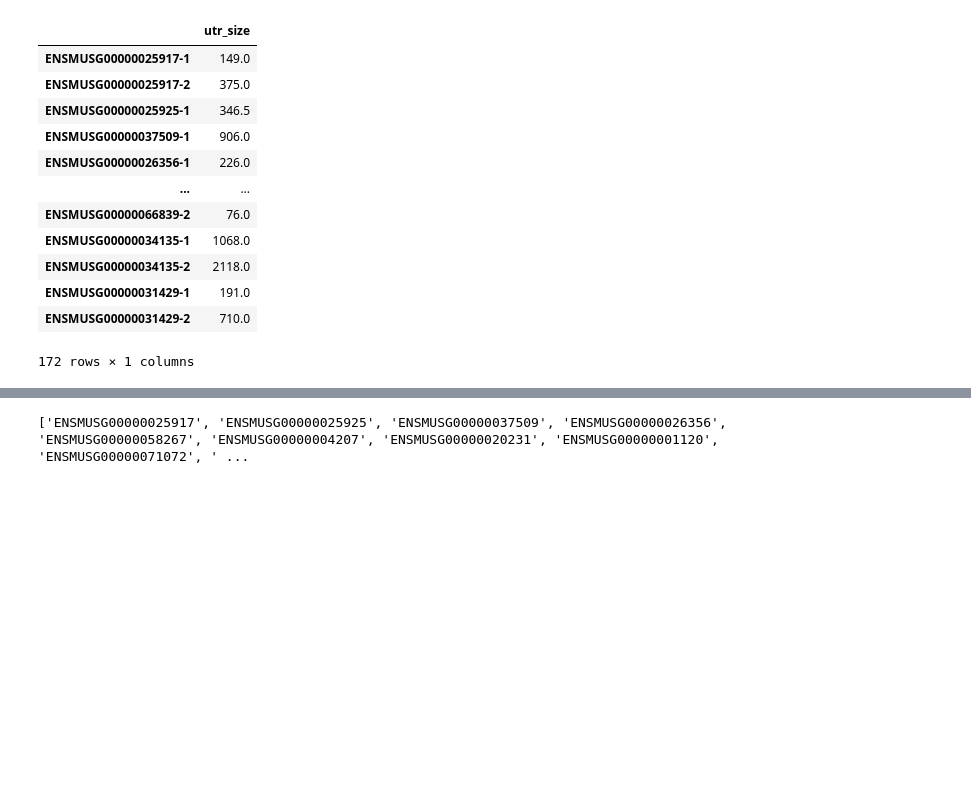
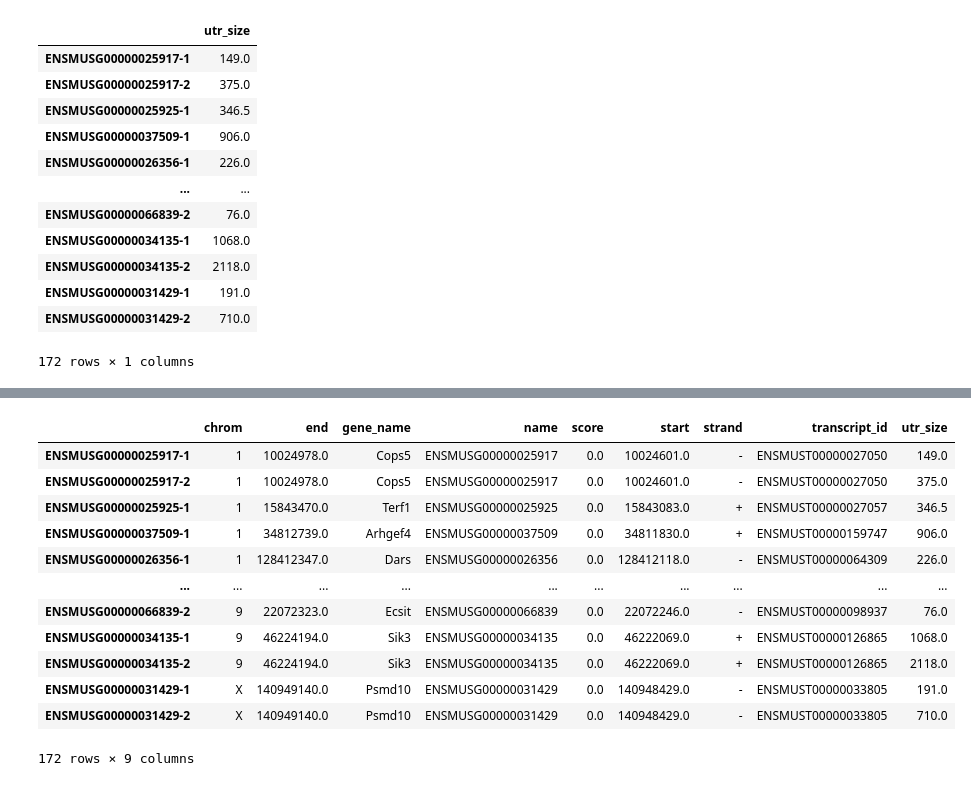
Before and after one commit to AndreMacedo88/utrcalling, a Jupyter notebook: notebooks/3UTR in NSC lineage progression.ipynb, the cells around one changed output, grey strips where cells are left out. Cells and saved outputs as stored; diff of their text form; code cells hidden in the pictures; blank space fills up the shorter version.

```diff
--- a/notebooks/3UTR in NSC lineage progression.ipynb
+++ b/notebooks/3UTR in NSC lineage progression.ipynb
@@ -464,4 +436,18 @@ Wall time: 937 ms
-# %%
-print(positions_counts_merged.utr_ids)
-# %% [output]
-['ENSMUSG00000025917', 'ENSMUSG00000025925', 'ENSMUSG00000037509', 'ENSMUSG00000026356', 'ENSMUSG00000058267', 'ENSMUSG00000004207', 'ENSMUSG00000020231', 'ENSMUSG00000001120', 'ENSMUSG00000071072', ' ...
+# %%
+peak_var = peak_calling.add_to_peaks_var(peak_var, utr_subsetted)
+# %%
+peak_var
+# %% [output]
+|  | chrom | end | gene_name | name | score | start | strand | transcript_id | utr_size |
+| ENSMUSG00000025917-1 | 1 | 10024978.0 | Cops5 | ENSMUSG00000025917 | 0.0 | 10024601.0 | - | ENSMUST00000027050 | 149.0 |
+| ENSMUSG00000025917-2 | 1 | 10024978.0 | Cops5 | ENSMUSG00000025917 | 0.0 | 10024601.0 | - | ENSMUST00000027050 | 375.0 |
+| ENSMUSG00000025925-1 | 1 | 15843470.0 | Terf1 | ENSMUSG00000025925 | 0.0 | 15843083.0 | + | ENSMUST00000027057 | 346.5 |
+| ENSMUSG00000037509-1 | 1 | 34812739.0 | Arhgef4 | ENSMUSG00000037509 | 0.0 | 34811830.0 | + | ENSMUST00000159747 | 906.0 |
+| ENSMUSG00000026356-1 | 1 | 128412347.0 | Dars | ENSMUSG00000026356 | 0.0 | 128412118.0 | - | ENSMUST00000064309 | 226.0 |
+| ... | ... | ... | ... | ... | ... | ... | ... | ... | ... |
+| ENSMUSG00000066839-2 | 9 | 22072323.0 | Ecsit | ENSMUSG00000066839 | 0.0 | 22072246.0 | - | ENSMUST00000098937 | 76.0 |
+| ENSMUSG00000034135-1 | 9 | 46224194.0 | Sik3 | ENSMUSG00000034135 | 0.0 | 46222069.0 | + | ENSMUST00000126865 | 1068.0 |
+| ENSMUSG00000034135-2 | 9 | 46224194.0 | Sik3 | ENSMUSG00000034135 | 0.0 | 46222069.0 | + | ENSMUST00000126865 | 2118.0 |
+| ENSMUSG00000031429-1 | X | 140949140.0 | Psmd10 | ENSMUSG00000031429 | 0.0 | 140948429.0 | - | ENSMUST00000033805 | 191.0 |
+| ENSMUSG00000031429-2 | X | 140949140.0 | Psmd10 | ENSMUSG00000031429 | 0.0 | 140948429.0 | - | ENSMUST00000033805 | 710.0 |
+172 rows × 9 columns
```
Also changed, not shown: parts of 14 cells of this notebook, 7 other files.
